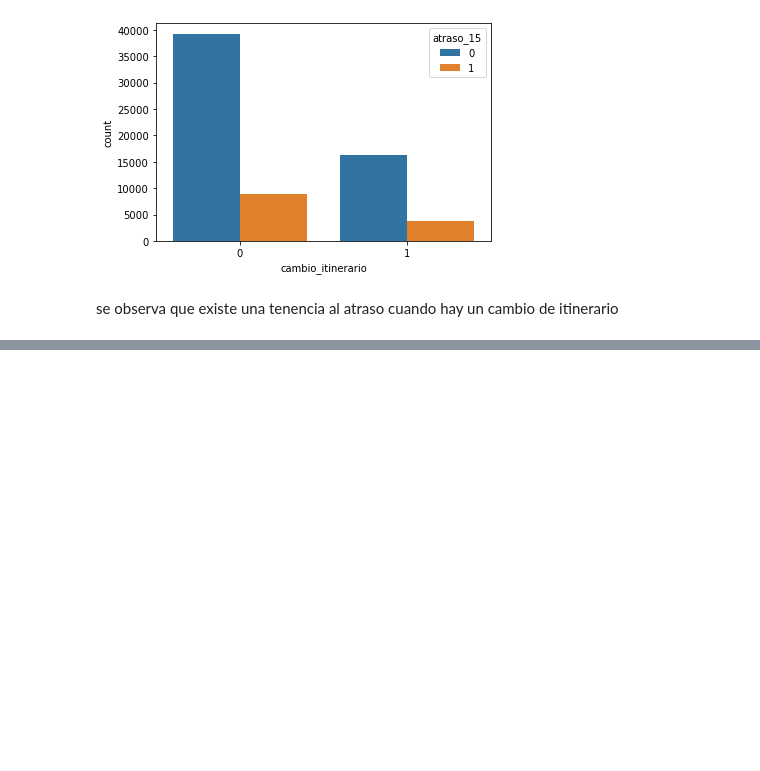
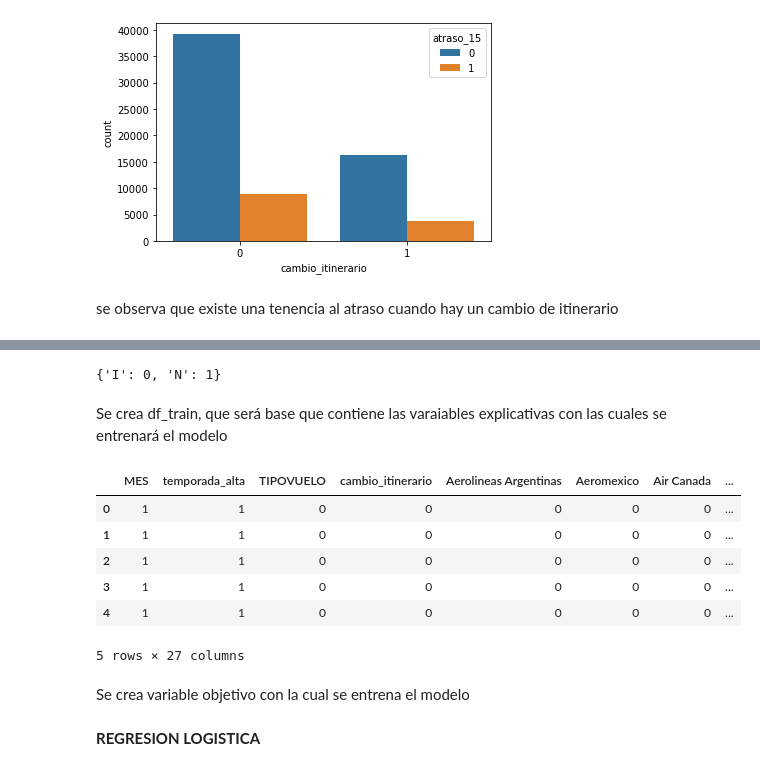
Before and after one commit to fabrizziosv91/Desafio_Latam, a Jupyter notebook: Solution.ipynb, the cells around one changed output, grey strips where cells are left out. Drawn from its saved outputs; the diff is of its cells as text; code cells hidden in the pictures; blank space fills up the shorter version.

```diff
--- a/Solution.ipynb
+++ b/Solution.ipynb
@@ -589,0 +633,28 @@ se observa que existe una tenencia al atraso cuando hay un cambio de itinerario
+# %%
+dic = {}
+
+key = df['TIPOVUELO'].unique()
+values = np.array(range(df['TIPOVUELO'].nunique()))
+dict_from_list = dict(zip(key, values))
+dic['TIPOVUELO'] = dict_from_list
+# %%
+dict_from_list
+# %% [output]
+{'I': 0, 'N': 1}
+# %%
+df = df.replace(dic)
+# %% [markdown]
+Se crea df_train, que será base que contiene las varaiables explicativas con las cuales se entrenará el modelo
+# %%
+df_train = pd.concat([df[['MES','temporada_alta','TIPOVUELO', 'cambio_itinerario']], dummies_al], axis=1)
+df_train.head(5)
+# %% [output]
+|  | MES | temporada_alta | TIPOVUELO | cambio_itinerario | Aerolineas Argentinas | Aeromexico | Air Canada | ... |
+| 0 | 1 | 1 | 0 | 0 | 0 | 0 | 0 | ... |
+| 1 | 1 | 1 | 0 | 0 | 0 | 0 | 0 | ... |
+| 2 | 1 | 1 | 0 | 0 | 0 | 0 | 0 | ... |
+| 3 | 1 | 1 | 0 | 0 | 0 | 0 | 0 | ... |
+| 4 | 1 | 1 | 0 | 0 | 0 | 0 | 0 | ... |
+5 rows × 27 columns
+# %% [markdown]
+Se crea variable objetivo con la cual se entrena el modelo
@@ -589,0 +671,2 @@ se observa que existe una tenencia al atraso cuando hay un cambio de itinerario
+# %% [markdown]
+**REGRESION LOGISTICA**
```
Also changed, not shown: parts of 10 cells of this notebook.
